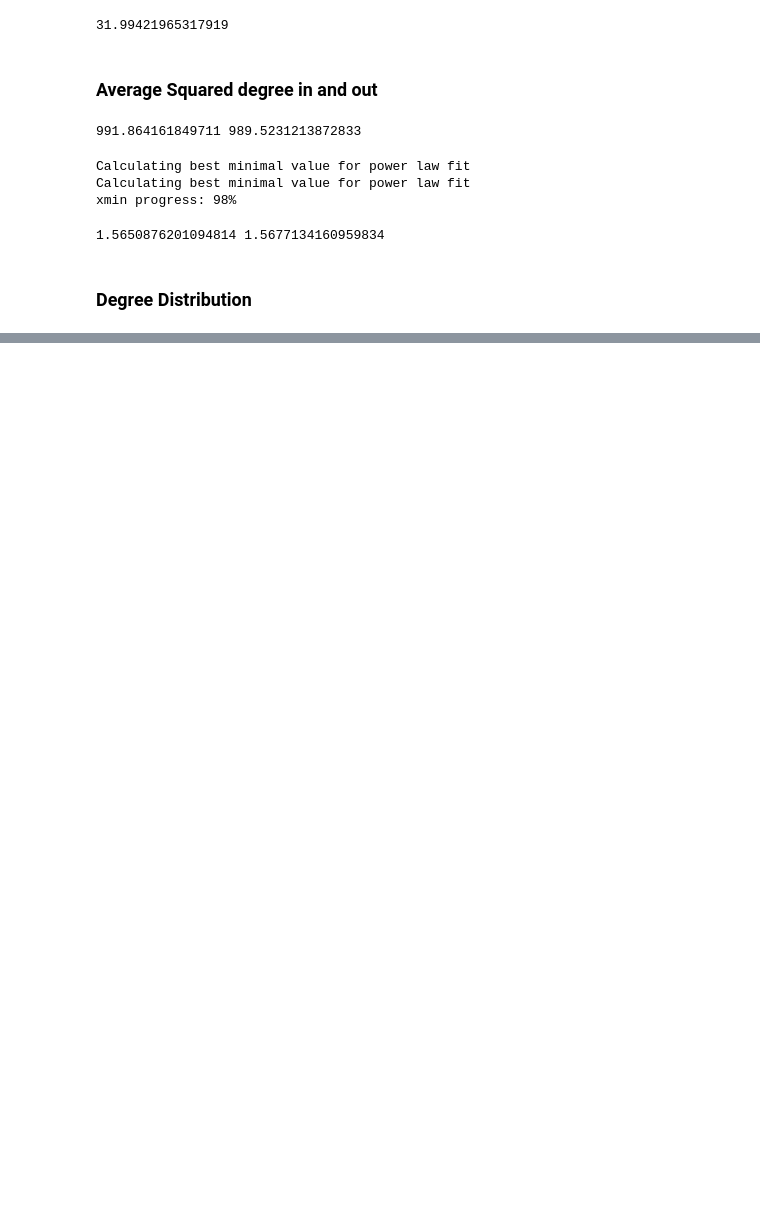
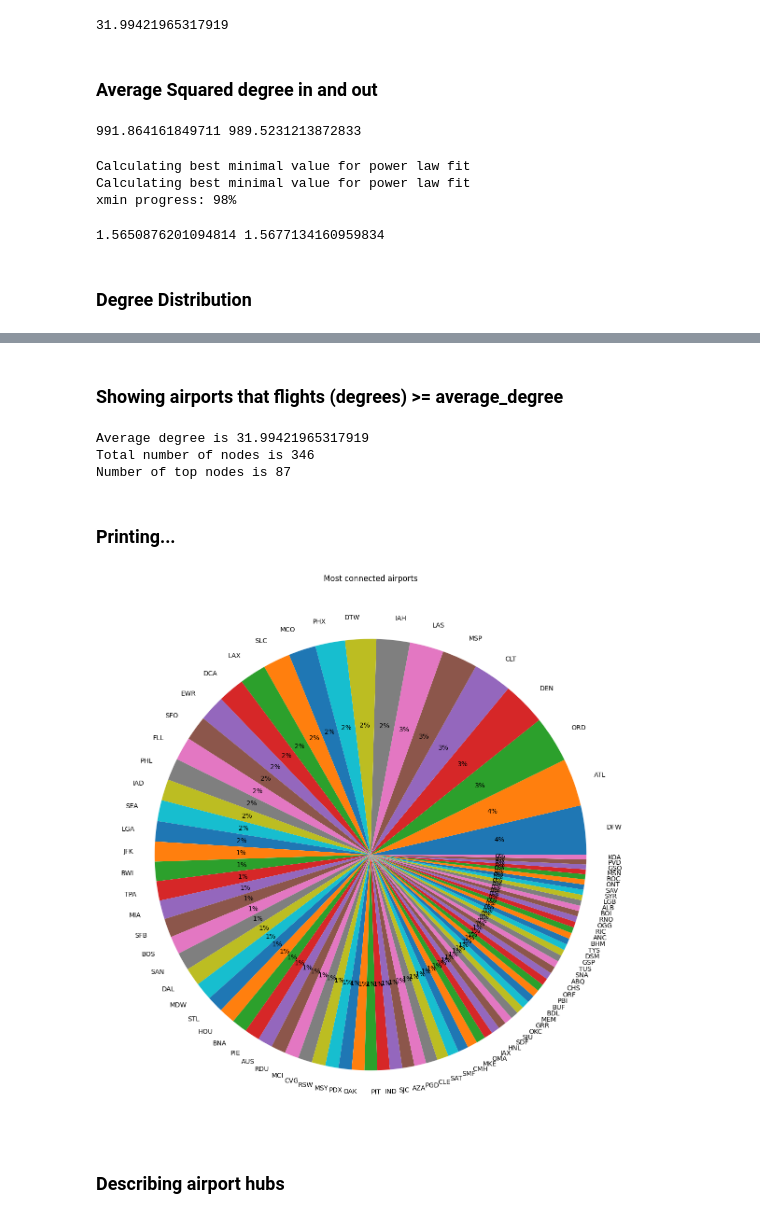
Before and after one commit to lhleonardo/flights-network-project, a Jupyter notebook: Air_Transport_Network.ipynb, the cells around one changed output, grey strips where cells are left out. Cells and saved outputs as stored; diff of their text form; code cells hidden in the pictures; blank space fills up the shorter version.

```diff
--- a/Air_Transport_Network.ipynb
+++ b/Air_Transport_Network.ipynb
@@ -125,0 +125,28 @@ plt.show()
+# %% [markdown]
+### Showing airports that flights (degrees) >= average_degree
+# %%
+print("Average degree is {}".format(average_degree))
+
+node_degrees = [(node, degree) for node, degree in G.degree() if degree >= average_degree]
+top_node_degrees = sorted(node_degrees, key=lambda item: item[1], reverse=True)
+
+print("Total number of nodes is {}".format(len(G.nodes())))
+print("Number of top nodes is {}".format(len(top_node_degrees)))
+# %% [output]
+Average degree is 31.99421965317919
+Total number of nodes is 346
+Number of top nodes is 87
+# %% [markdown]
+### Printing...
+# %%
+nodes = [node   for node, degree in top_node_degrees]
+degrees = [degree for node, degree in top_node_degrees]
+
+plt.figure(figsize=(15, 15))
+plt.pie(degrees, labels=nodes, autopct='%1.0f%%')
+plt.title("Most connected airports")
+plt.show()
+# %% [output]
+[figure, added]
+# %% [markdown]
+### Describing airport hubs
```
Also changed, not shown: parts of 6 cells of this notebook, 3 other files.
